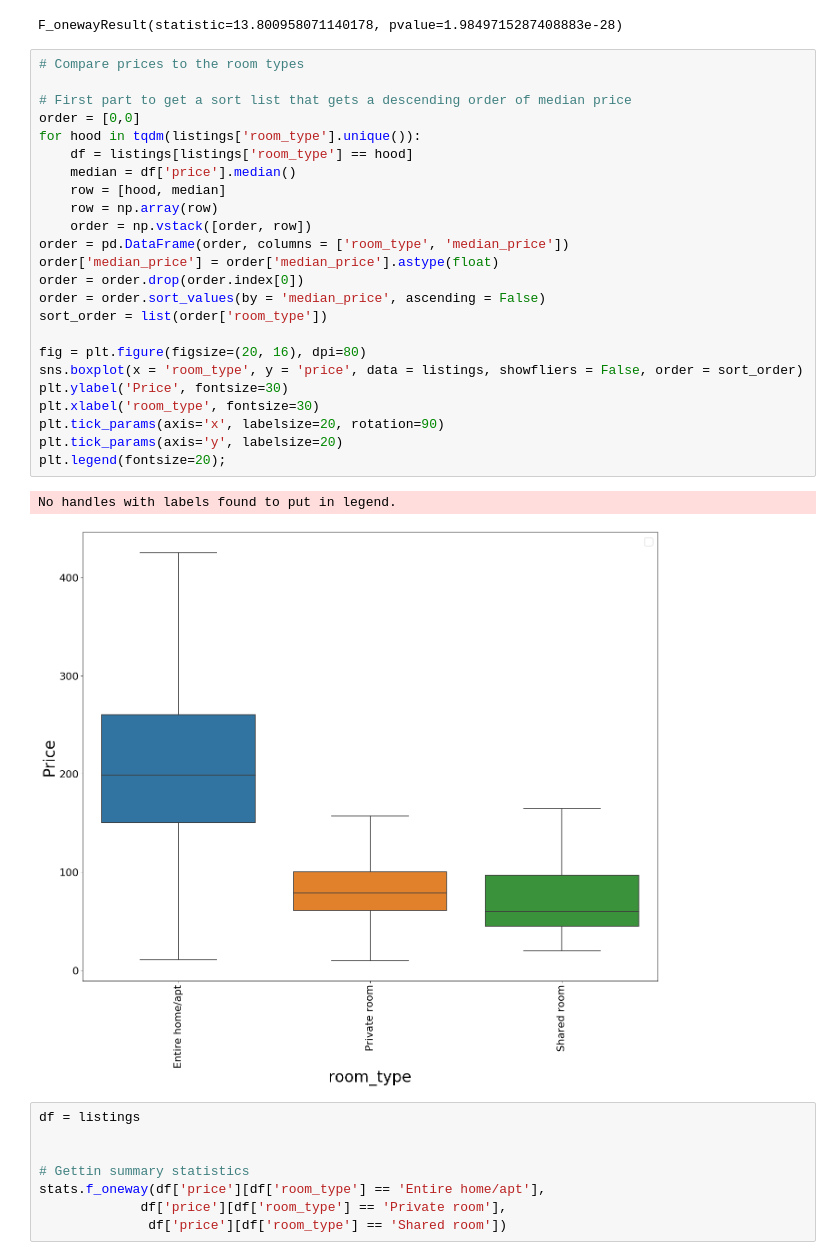
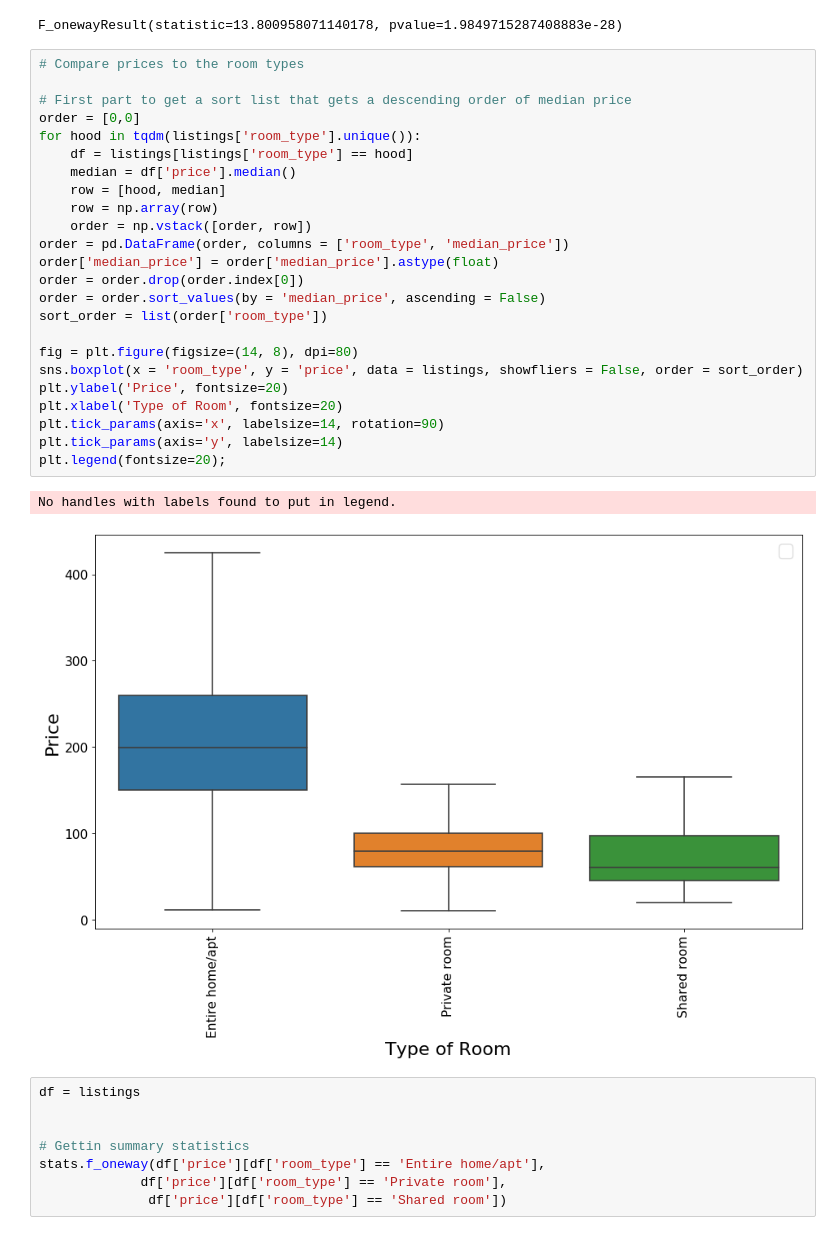
Before and after one commit to stephenparvaresh/Project_One_Boston_AirBnB, a Jupyter notebook: Boston_AirBnB_Notebook.ipynb, the cells around one changed output. Saved outputs shown, nothing was run; the diff lists cells and outputs as text.

```diff
--- a/Boston_AirBnB_Notebook.ipynb
+++ b/Boston_AirBnB_Notebook.ipynb
@@ -507,30 +532,30 @@ F_onewayResult(statistic=13.800958071140178, pvalue=1.9849715287408883e-28)
 # %%
 # Compare prices to the room types
 
 # First part to get a sort list that gets a descending order of median price
 order = [0,0]
 for hood in tqdm(listings['room_type'].unique()):
     df = listings[listings['room_type'] == hood]
     median = df['price'].median()
     row = [hood, median]
     row = np.array(row)
     order = np.vstack([order, row])
 order = pd.DataFrame(order, columns = ['room_type', 'median_price'])
 order['median_price'] = order['median_price'].astype(float)
 order = order.drop(order.index[0])
 order = order.sort_values(by = 'median_price', ascending = False)
 sort_order = list(order['room_type'])
 
-fig = plt.figure(figsize=(20, 16), dpi=80)
+fig = plt.figure(figsize=(14, 8), dpi=80)
 sns.boxplot(x = 'room_type', y = 'price', data = listings, showfliers = False, order = sort_order)
-plt.ylabel('Price', fontsize=30)
-plt.xlabel('room_type', fontsize=30)
-plt.tick_params(axis='x', labelsize=20, rotation=90)
-plt.tick_params(axis='y', labelsize=20)
+plt.ylabel('Price', fontsize=20)
+plt.xlabel('Type of Room', fontsize=20)
+plt.tick_params(axis='x', labelsize=14, rotation=90)
+plt.tick_params(axis='y', labelsize=14)
 plt.legend(fontsize=20);
 # %% [output]
 No handles with labels found to put in legend.
-[figure, old version]
+[figure, new version]
 # %%
 df = listings
 
```
Also changed, not shown: parts of 33 cells of this notebook.
